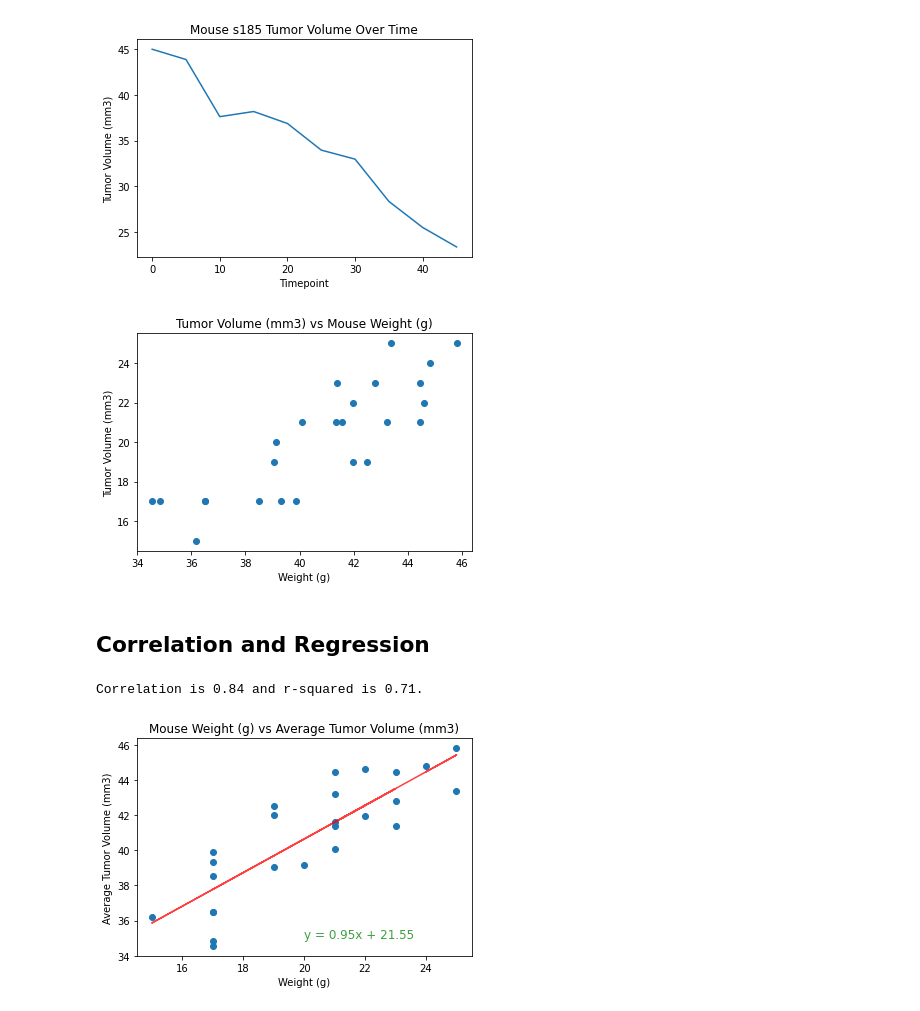
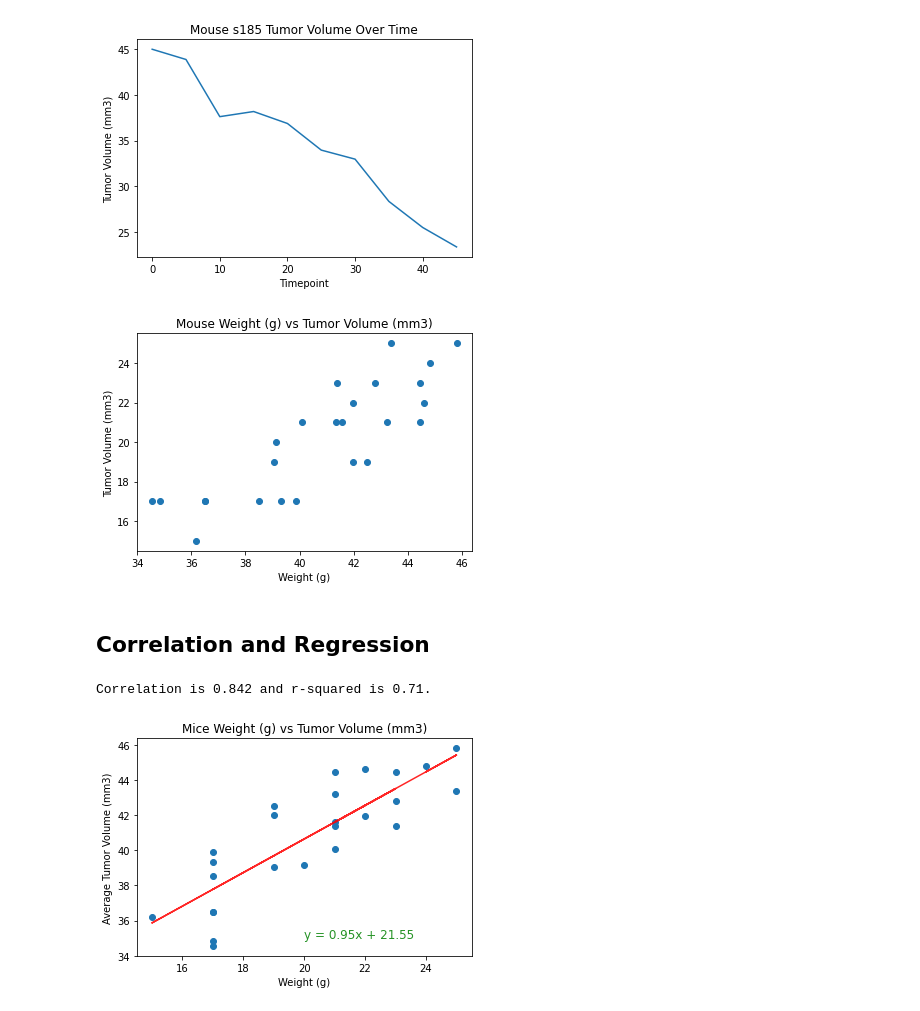
Before and after one commit to paulywog13/Matplotlib-Homework, a Jupyter notebook: Pymaceuticals/pymaceuticals_starter.ipynb, the cells around one changed output. Saved outputs shown, nothing was run; the diff lists cells and outputs as text; code cells hidden in the pictures.

```diff
--- a/Pymaceuticals/pymaceuticals_starter.ipynb
+++ b/Pymaceuticals/pymaceuticals_starter.ipynb
@@ -300,30 +300,30 @@ plt.xlabel("Timepoint");
 avg_tumor_vol = capomulin.groupby("Mouse ID")['Tumor Volume (mm3)'].mean()
 merged_df = pd.merge(mouse_metadata, avg_tumor_vol, on = 'Mouse ID')
 plt.scatter(merged_df['Tumor Volume (mm3)'], merged_df['Weight (g)'])
-plt.title("Tumor Volume (mm3) vs Mouse Weight (g)")
+plt.title("Mice Weight (g) vs Tumor Volume (mm3)")
 plt.ylabel('Tumor Volume (mm3)')
 plt.xlabel("Weight (g)");
 # %% [output]
-[figure, old version]
+[figure, new version]
 # %% [markdown]
 ## Correlation and Regression
 # %%
 # Calculate the correlation coefficient and linear regression model
 # for mouse weight and average tumor volume for the Capomulin regimen
 
 x = merged_df["Weight (g)"]
 y = merged_df['Tumor Volume (mm3)']
 corr = st.pearsonr(x, y)
 m_slope, m_int, m_r, m_p, m_std_err = st.linregress(x, y)
 m_fit = m_slope * x + m_int
 line_fit = f"y = {round(m_slope, 2)}x + {round(m_int, 2)}"
-print(f"Correlation is {round(corr[0], 2)} and r-squared is {round(m_r**2, 2)}.")
+print(f"Correlation is {round(corr[0], 3)} and r-squared is {round(m_r**2, 2)}.")
 plt.scatter(x, y)
-plt.plot(x, m_fit, "r-", alpha=0.75)
-plt.annotate(line_fit, (20, 35), fontsize=12, color = "green", alpha = 0.75)
-plt.title("Mouse Weight (g) vs Average Tumor Volume (mm3)")
+plt.plot(x, m_fit, "r-", alpha=0.85)
+plt.annotate(line_fit, (20, 35), fontsize=12, color = "green", alpha = 0.85)
+plt.title("Mice Weight (g) vs Tumor Volume (mm3)")
 plt.ylabel('Average Tumor Volume (mm3)')
 plt.xlabel("Weight (g)");
 # %% [output]
-Correlation is 0.84 and r-squared is 0.71.
+Correlation is 0.842 and r-squared is 0.71.
-[figure, old version]
+[figure, new version]
```
Also changed, not shown: parts of 3 cells of this notebook.
